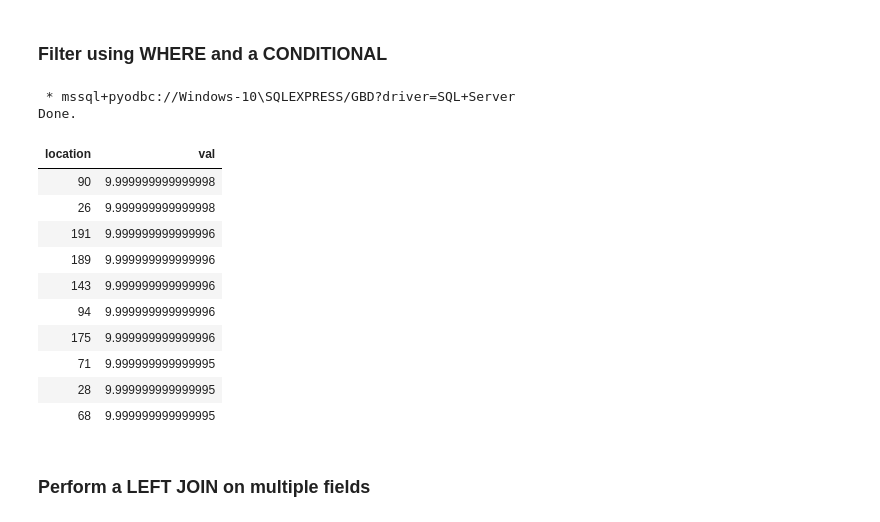
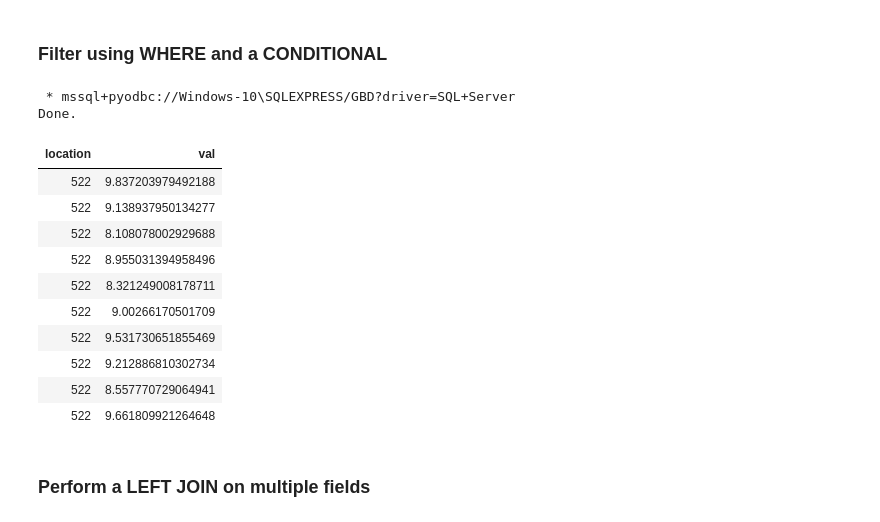
Before and after one commit to yzaya/GBD-T-SQL-Analysis, a Jupyter notebook: T-SQL windows.ipynb, the cells around one changed output. Cells and saved outputs as stored; diff of their text form; code cells hidden in the pictures.

```diff
--- a/T-SQL windows.ipynb
+++ b/T-SQL windows.ipynb
@@ -94,24 +85,24 @@ Done.
 # %%
 %%sql
 
 SELECT TOP 10 location, val
 FROM causes
 WHERE val < 10 AND val > 8
-ORDER BY val DESC
+ORDER BY location DESC
 # %% [output]
  * mssql+pyodbc://Windows-10\SQLEXPRESS/GBD?driver=SQL+Server
 Done.
 | location | val |
-| 90 | 9.999999999999998 |
-| 26 | 9.999999999999998 |
-| 191 | 9.999999999999996 |
-| 189 | 9.999999999999996 |
-| 143 | 9.999999999999996 |
-| 94 | 9.999999999999996 |
-| 175 | 9.999999999999996 |
-| 71 | 9.999999999999995 |
-| 28 | 9.999999999999995 |
-| 68 | 9.999999999999995 |
+| 522 | 9.837203979492188 |
+| 522 | 9.138937950134277 |
+| 522 | 8.108078002929688 |
+| 522 | 8.955031394958496 |
+| 522 | 8.321249008178711 |
+| 522 | 9.00266170501709 |
+| 522 | 9.531730651855469 |
+| 522 | 9.212886810302734 |
+| 522 | 8.557770729064941 |
+| 522 | 9.661809921264648 |
 # %% [markdown]
 ### Perform a LEFT JOIN on multiple fields
 # %%
```
Also changed, not shown: parts of 5 cells of this notebook.
